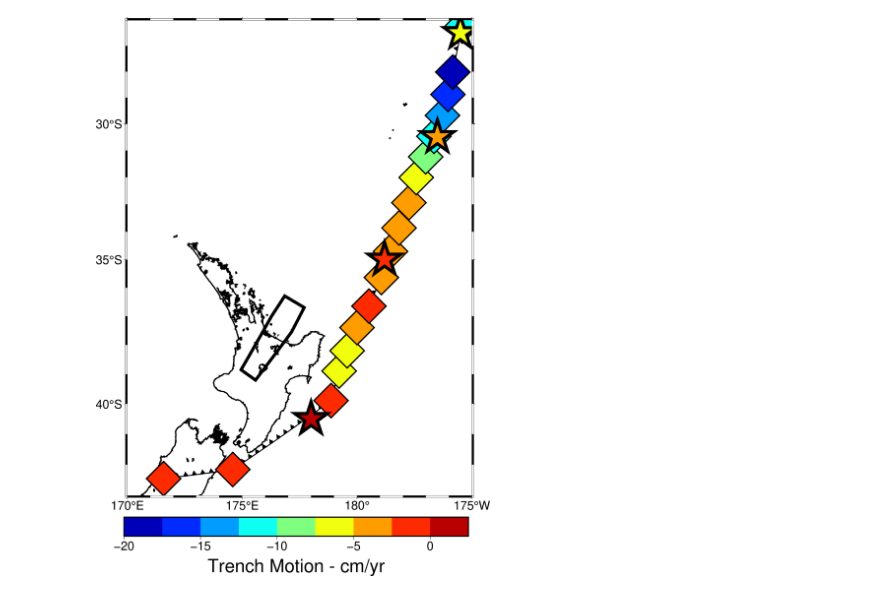
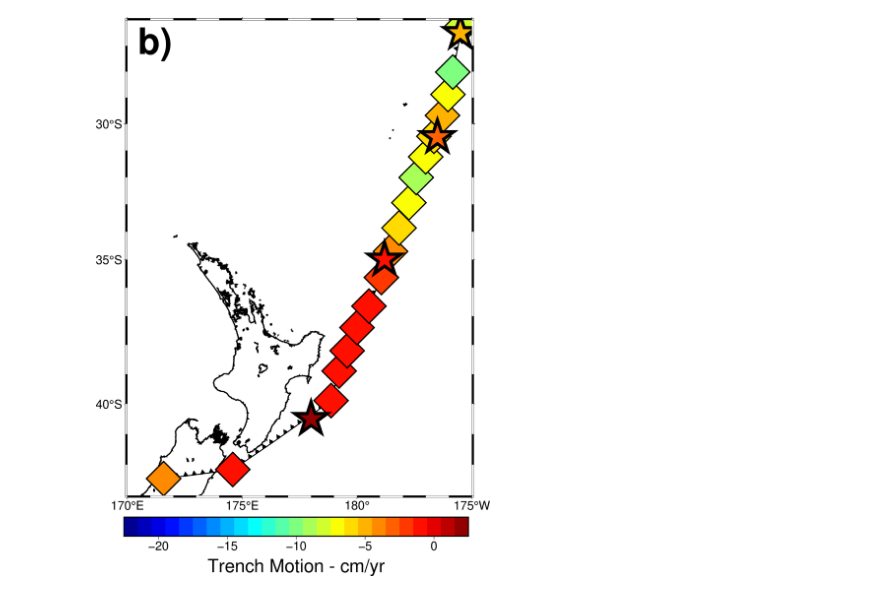
Before and after one commit to danieldouglas92/paper-constraining-interface-rheology-hydration-3d-hikurangi-subduction, a Jupyter notebook: supplemental_figures/trench_rollback.ipynb, the cells around one changed output. Drawn from its saved outputs; the diff is of its cells as text; code cells hidden in the pictures.

```diff
--- a/supplemental_figures/trench_rollback.ipynb
+++ b/supplemental_figures/trench_rollback.ipynb
@@ -39,7 +39,8 @@ def spherical_to_global_cartesian(r, phi, theta):
 
     return x, y, z
 # %%
-base_directory = "../ASPECT_models/5e20_10kmweak_dry/"
+# base_directory = "/Users/danieldouglas/FINAL_SLABS/plate_model/tar_files/dry/final_suite/5e20_10kmweak_dry_NEW/"
+base_directory = "/Users/danieldouglas/FINAL_SLABS/additional_tests/Alpine_Fault_PAC_AUS/"
 
 # trench = np.loadtxt(fname="../data/trench_contour.csv", delimiter=',')[0:270]
 profile_directory = "../slab2_worldbuilder_generation/profiles_for_worldbuilder/geographic/"
@@ -75,7 +76,10 @@ for soln in solutions:
         velocity = vtk_to_numpy(data.GetPointData().GetArray('velocity'))
         crust = vtk_to_numpy(data.GetPointData().GetArray('Crust'))
         litho = vtk_to_numpy(data.GetPointData().GetArray('Base_Subducting'))
-        east_AUS = vtk_to_numpy(data.GetPointData().GetArray('East_Prov_AUS'))
+        if "PAC_AUS" not in base_directory:
+            east_AUS = vtk_to_numpy(data.GetPointData().GetArray('East_Prov_AUS'))
+        else:
+            east_AUS = vtk_to_numpy(data.GetPointData().GetArray('East_Prov'))
         overriding = vtk_to_numpy(data.GetPointData().GetArray('Base_Continent'))
 
         if len(pos_solution) == 0:
@@ -182,33 +186,41 @@ pygmt.config(FONT_LABEL='30p', MAP_LABEL_OFFSET='0.5', FONT_ANNOT_PRIMARY='20p')
 
 fig.basemap(region=plot_region, projection="M20c", frame=["af"])
 
 fig.coast(shorelines="2p,black")
 fig.plot(x=ASPECT_trench_lon, y=ASPECT_trench_lat, pen="1.5p", style="f0.5c/0.3c+l+t+o0.3c+p", fill='black')
 
-pygmt.makecpt(cmap="jet", series=[-20, 2.5, 2.5])
+pygmt.makecpt(cmap="jet", series=[-22.5, 2.5, 1])
 fig.plot(
     x=ASPECT_trench_lon,
     y=ASPECT_trench_lat,
     size=2 + trench_motion*0,
     fill=trench_motion,
     cmap=True,
     style="d",
     pen="2p,black",
 )
 
 fig.plot(
     x=schellart_lon,
     y=schellart_lat,
     size=2 + schellart_mag*0,
     fill=schellart_mag,
     cmap=True,
     style="a",
     pen="5p,black",
 )
 
 fig.colorbar(position="JBC+o-0.2c/1.25c+w20c/1.1c+h", frame=["a5", "x+lTrench Motion - cm/yr"])
 
+if "PAC_AUS" in base_directory:
+    fig.text(x=171.2, y=-26.8, text="b)", font="60p,Helvetica-Bold,black")
+else:
+    fig.text(x=171.2, y=-26.8, text="a)", font="60p,Helvetica-Bold,black")
+
 fig.show()
-fig.savefig('trench_motion.png')
+if "PAC_AUS" in base_directory:
+    fig.savefig('trench_motion_PAC_AUS.png')
+else:
+    fig.savefig('trench_motion_base_model.png')
 # %% [output]
-[figure, old version]
+[figure, new version]
```
Also changed, not shown: 24 other files.
